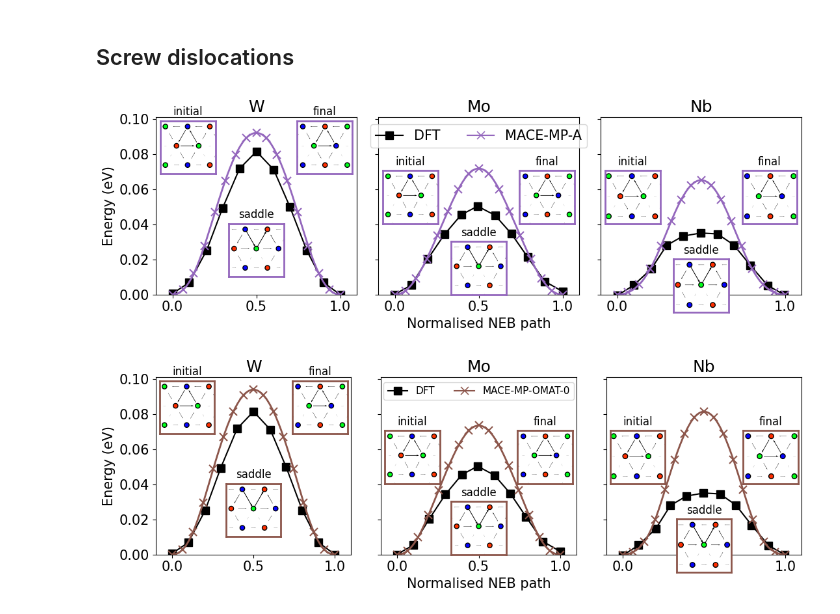
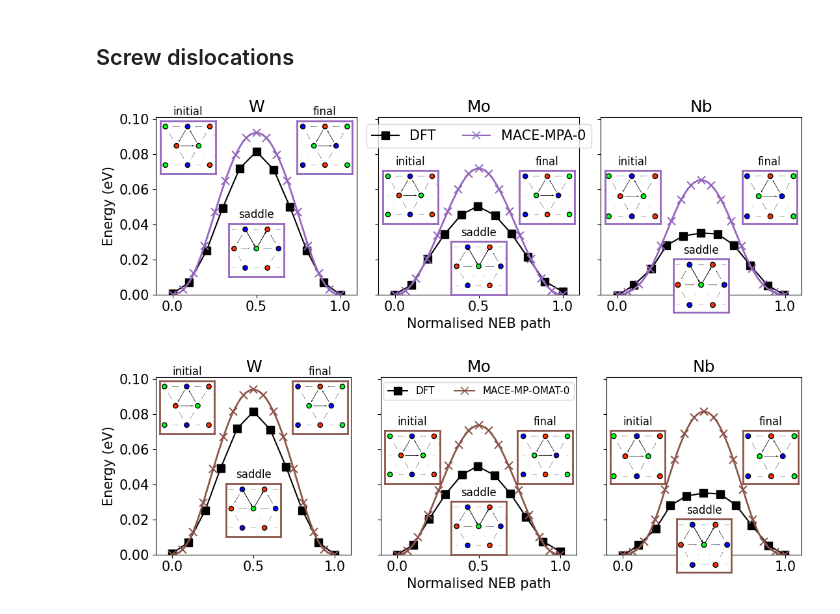
Before and after one commit to pgrigorev/mace_bcc_test, a Jupyter notebook: figures_second_version_alex.ipynb, the cells around one changed output. Drawn from its saved outputs; the diff is of its cells as text; code cells hidden in the pictures.

```diff
--- a/figures_second_version_alex.ipynb
+++ b/figures_second_version_alex.ipynb
@@ -407,7 +407,7 @@ for symbol, ax in zip(["W", "Mo", "Nb"], axes):
     for potential in ["mace-mp-alex"]:
         images = read(f"results/cyl_{symbol}_screw_glide_neb_{potential}.xyz", index=":")
         bulk = read(f"results/cyl_bulk_{symbol}_screw_glide_neb_{potential}.xyz")
-        plot_neb(images, label="MACE-MP-A", ax=ax, color=colors[potential], ms=8, linestyle="-", marker="x")
+        plot_neb(images, label="MACE-MPA-0", ax=ax, color=colors[potential], ms=8, linestyle="-", marker="x")
 
         if symbol == "W":
             rect = (0.01, 0.68, 0.3, 0.3)
@@ -454,34 +454,34 @@ for symbol, ax in zip(["W", "Mo", "Nb"], axes):
                                        images,
                                        bulk,
                                        alat=alat, title="final",
                                        spine_color="C4",
                                        xlim=(-1.95, 4.475),
                                        spine_lw=2.0, core_lw=2.0,
                                        legend=False,
                                        legend_bbox=(0.20, 0.95, 0.5, 0.5))
 
         #add_lines_to_core(ax, last_pure_core , s_W[-1], E_W[-1],
         #                orientation="bottom",
         #                color="C0", x_shift=0.07)
         ax.set_title(symbol)
         ax.set_ylabel('')
 
 fig.tight_layout()
 axes[0].legend_.remove()
 axes[2].legend_.remove()
 axes[1].legend(loc="upper center", ncol=2)
 axes[0].set_xlim(-0.1, 1.1)
 axes[0].set_ylim(0, 0.101)
 axes[0].set_ylabel("Energy (eV)")
 
 for ax in axes[::2]:
     ax.set_xlabel("")
 
 
 fig.savefig("figures/screw_dislocation_glide_W_Mo_Nb_alex.pdf")
 fig.savefig("figures/screw_dislocation_glide_W_Mo_Nb_alex.svg")
 # %% [output]
-[figure, old version]
+[figure, new version]
 # %%
 import matplotlib.pyplot as plt
 import matscipy.dislocation as sd
```
Also changed, not shown: parts of 6 cells of this notebook, 6 other files.
